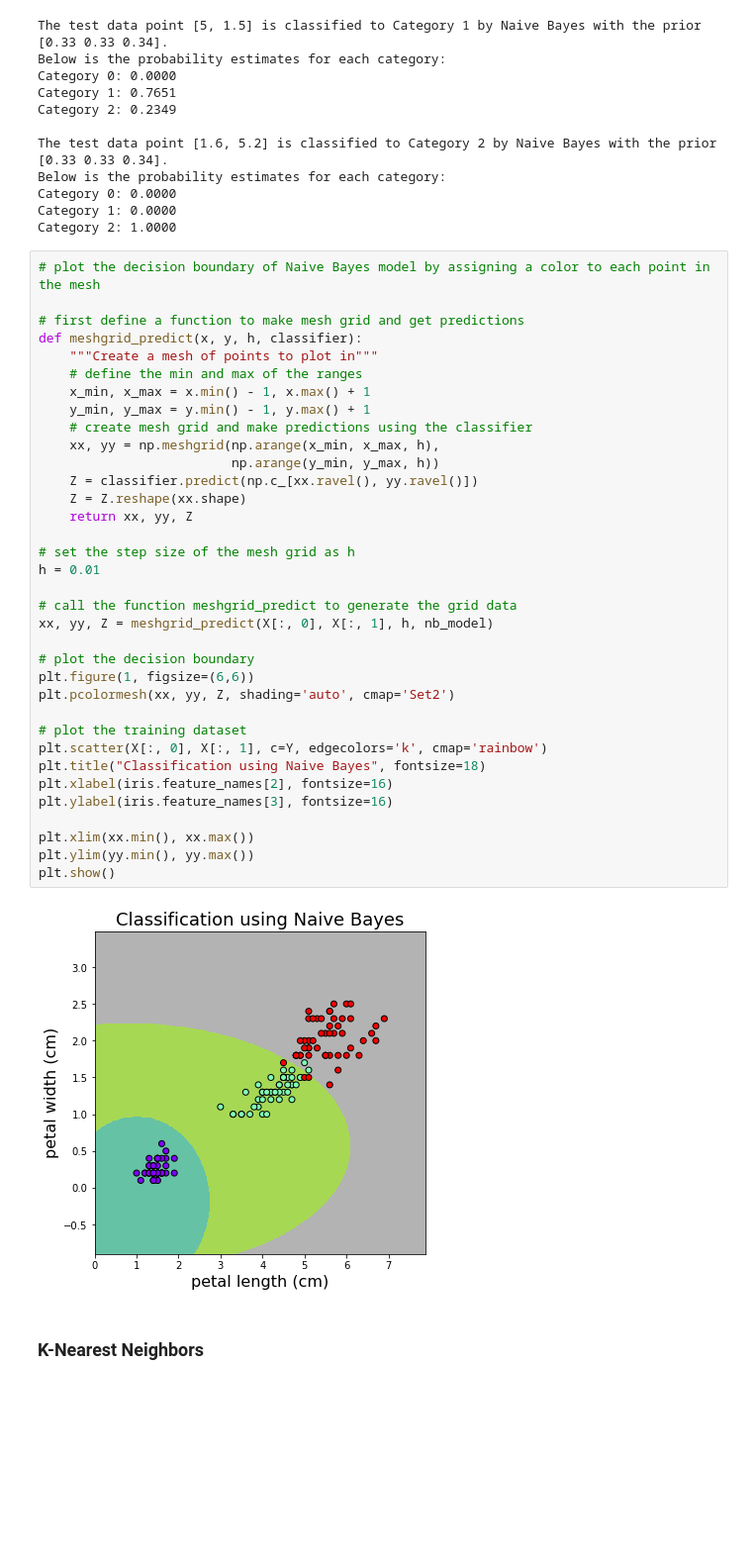
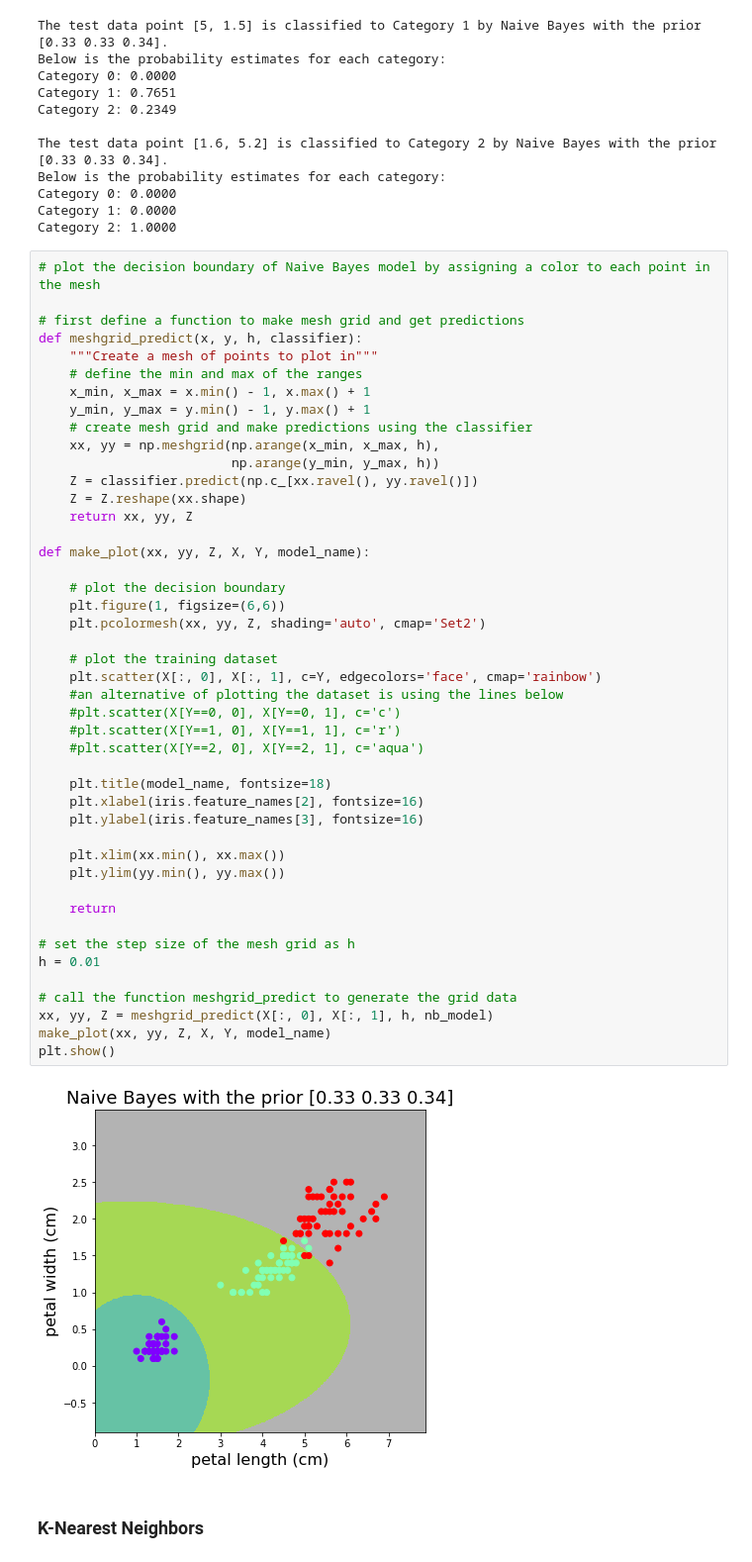
Before and after one commit to PEESEgroup/SysEn6880, a Jupyter notebook: Classification.ipynb, the cells around one changed output. Shown at 99% size. Saved outputs shown, nothing was run; the diff lists cells and outputs as text; blank space fills up the shorter version.

```diff
--- a/Classification.ipynb
+++ b/Classification.ipynb
@@ -129,40 +127,50 @@ Category 2: 1.0000
 # %%
 # plot the decision boundary of Naive Bayes model by assigning a color to each point in the mesh
 
 # first define a function to make mesh grid and get predictions
 def meshgrid_predict(x, y, h, classifier):
     """Create a mesh of points to plot in"""
     # define the min and max of the ranges
     x_min, x_max = x.min() - 1, x.max() + 1
     y_min, y_max = y.min() - 1, y.max() + 1
     # create mesh grid and make predictions using the classifier
     xx, yy = np.meshgrid(np.arange(x_min, x_max, h),
                          np.arange(y_min, y_max, h))
     Z = classifier.predict(np.c_[xx.ravel(), yy.ravel()])
     Z = Z.reshape(xx.shape)
     return xx, yy, Z
 
+def make_plot(xx, yy, Z, X, Y, model_name):
+
+    # plot the decision boundary
+    plt.figure(1, figsize=(6,6))
+    plt.pcolormesh(xx, yy, Z, shading='auto', cmap='Set2')
+
+    # plot the training dataset
+    plt.scatter(X[:, 0], X[:, 1], c=Y, edgecolors='face', cmap='rainbow')
+    #an alternative of plotting the dataset is using the lines below
+    #plt.scatter(X[Y==0, 0], X[Y==0, 1], c='c')
+    #plt.scatter(X[Y==1, 0], X[Y==1, 1], c='r')
+    #plt.scatter(X[Y==2, 0], X[Y==2, 1], c='aqua')
+
+    plt.title(model_name, fontsize=18)
+    plt.xlabel(iris.feature_names[2], fontsize=16)
+    plt.ylabel(iris.feature_names[3], fontsize=16)
+
+    plt.xlim(xx.min(), xx.max())
+    plt.ylim(yy.min(), yy.max())
+
+    return
+
 # set the step size of the mesh grid as h
 h = 0.01
 
 # call the function meshgrid_predict to generate the grid data
 xx, yy, Z = meshgrid_predict(X[:, 0], X[:, 1], h, nb_model)
-
-# plot the decision boundary
-plt.figure(1, figsize=(6,6))
-plt.pcolormesh(xx, yy, Z, shading='auto', cmap='Set2')
-
-# plot the training dataset
-plt.scatter(X[:, 0], X[:, 1], c=Y, edgecolors='k', cmap='rainbow')
-plt.title("Classification using Naive Bayes", fontsize=18)
-plt.xlabel(iris.feature_names[2], fontsize=16)
-plt.ylabel(iris.feature_names[3], fontsize=16)
-
-plt.xlim(xx.min(), xx.max())
-plt.ylim(yy.min(), yy.max())
+make_plot(xx, yy, Z, X, Y, model_name)
 plt.show()
 # %% [output]
-[figure, old version]
+[figure, new version]
 # %% [markdown]
 ### K-Nearest Neighbors
 # %%
```
Also changed, not shown: parts of 15 cells of this notebook, 1 other file.
